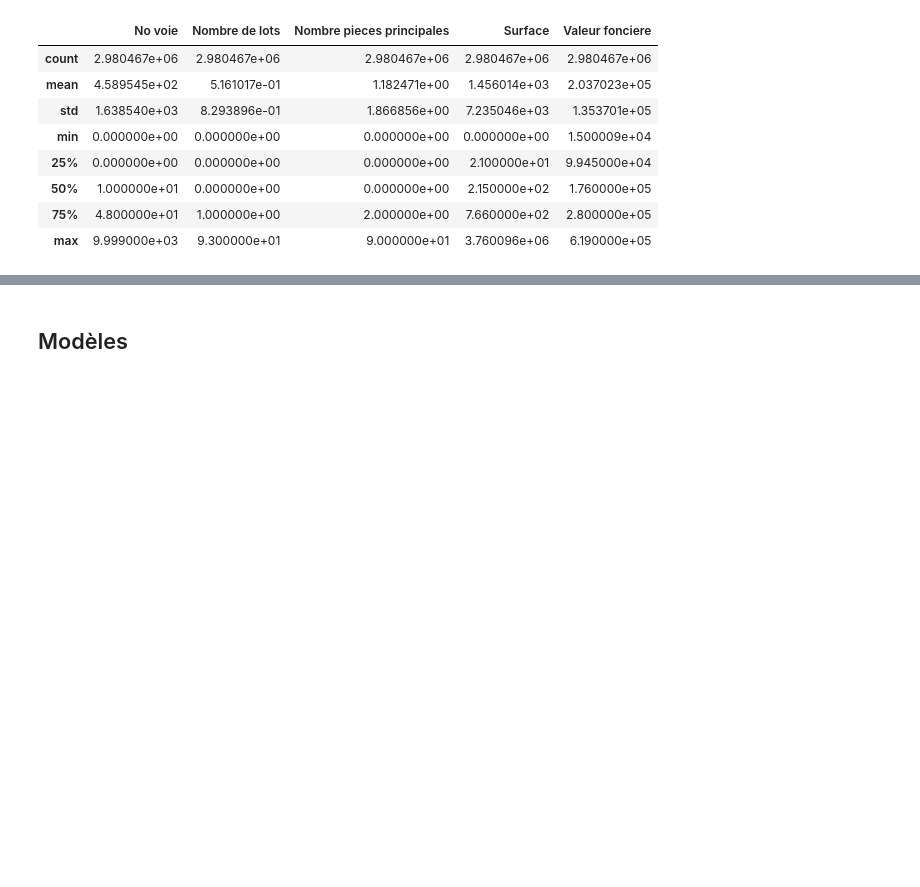
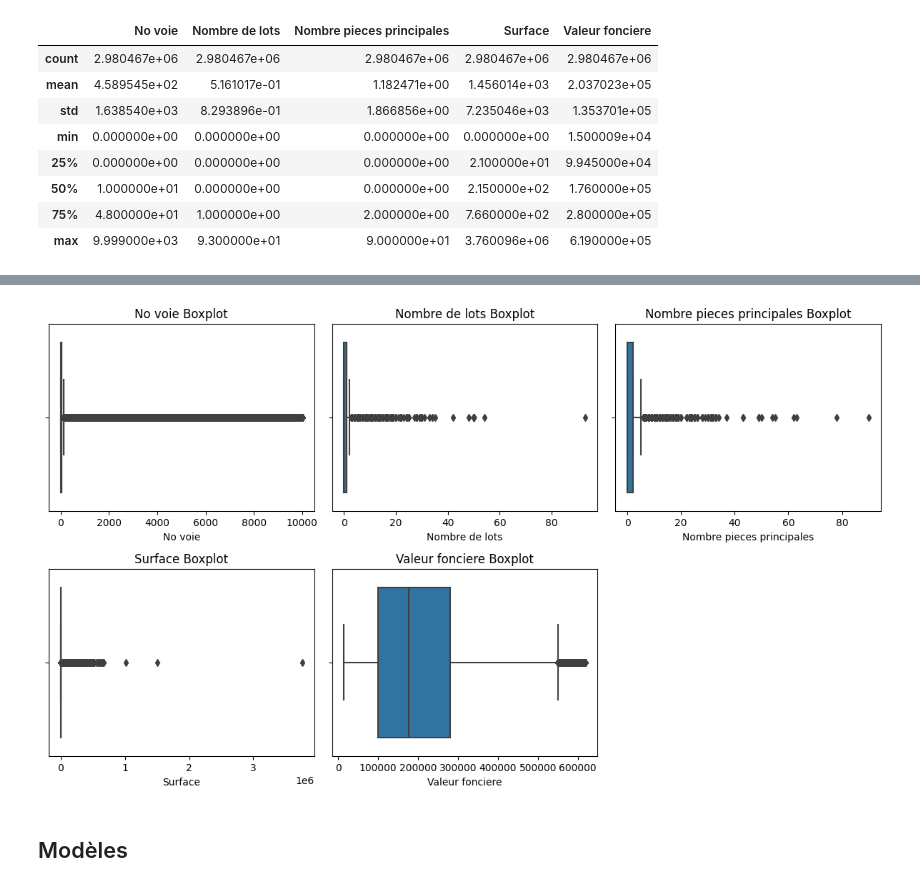
Before and after one commit to JZhg02/MasterCamp, a Jupyter notebook: emerick.ipynb, the cells around one changed output, grey strips where cells are left out. Saved outputs shown, nothing was run; the diff lists cells and outputs as text; code cells hidden in the pictures; blank space fills up the shorter version.

```diff
--- a/emerick.ipynb
+++ b/emerick.ipynb
@@ -316,3 +324,15 @@ plt.show()
+# %%
+# Visualize the boxplot of each variable.
+plt.figure(figsize=(12,10))
+for i, j in enumerate(df.describe().columns):
+    plt.subplot(3,3, i+1)
+    sns.boxplot(x=df[j])
+    plt.title('{} Boxplot'.format(j))
+    plt.tight_layout()
+
+plt.show()
+# %% [output]
+[figure, added]
 # %% [markdown]
 ## Modèles
 # %%
```
Also changed, not shown: parts of 3 cells of this notebook.
